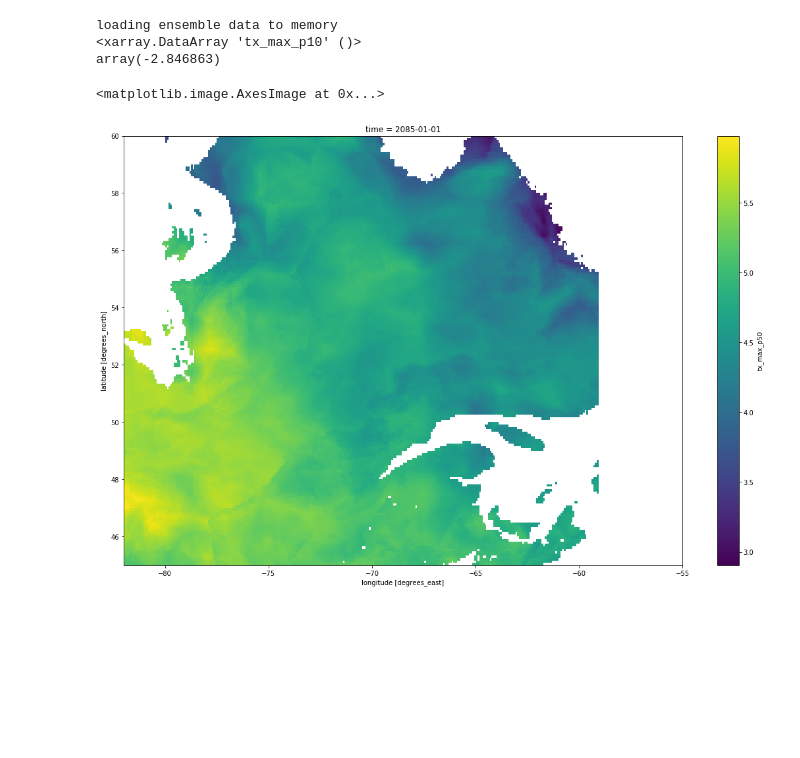
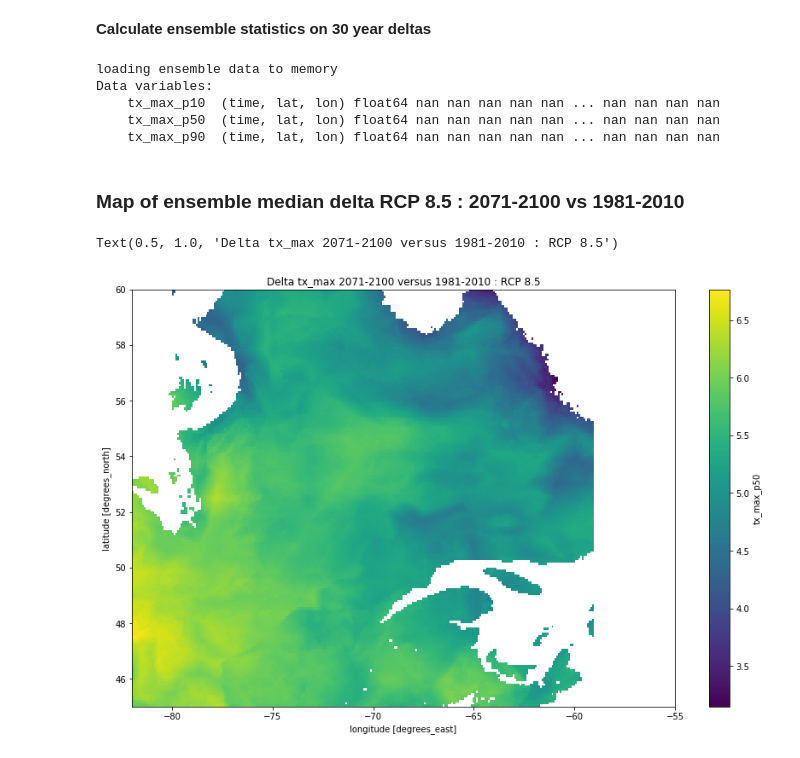
Before and after one commit to Ouranosinc/xclim, a Jupyter notebook: docs/notebooks/xclim_training/XCLIM Demo - Ensembles.ipynb, the cells around one changed output. Drawn from its saved outputs; the diff is of its cells as text; code cells hidden in the pictures; blank space fills up the shorter version.

```diff
--- a/docs/notebooks/xclim_training/XCLIM Demo - Ensembles.ipynb
+++ b/docs/notebooks/xclim_training/XCLIM Demo - Ensembles.ipynb
@@ -170,0 +185,33 @@ print(ref_per.time.values)
+# %%
+plt.rcParams['figure.figsize'] = [9.5*1.5, 6*1.5]
+ax = {}
+ylim_vals = []
+for r in rcps:
+
+    if 'rcp45' in r:
+        col1 = 'blue'
+        ax[r] = plt.subplot(212)
+    else:
+        col1 = 'red'
+        ax[r] = plt.subplot(211)
+
+    #Uncertainty 10-90th band
+    y1 = ens_perc[r]['tx_max_p90'].mean(['lon','lat'])
+    y2 = ens_perc[r]['tx_max_p10'].mean(['lon','lat'])
+    plt.fill_between(x,y1,y2, facecolor=col1, alpha=0.1)
+
+    #Uncertainty 25th-75th band
+    y1 = ens_perc[r]['tx_max_p75'].mean(['lon','lat'])
+    y2 = ens_perc[r]['tx_max_p25'].mean(['lon','lat'])
+    plt.fill_between(x,y1,y2, facecolor=col1, alpha=0.15)
+    plt.plot(x,ens_perc[r]['tx_max_p50'].mean(['lon','lat']), color=col1, linewidth = 1)
+    plt.title(r)
+    plt.xlabel('year')
+    plt.ylabel(ens_perc[r]['tx_max_p50'].units)
+    ylim_vals.extend(ax[r].get_ylim())
+
+
+
+# Adjust y-axis to common values
+for r in rcps:
+    ax[r].set_ylim(np.min(ylim_vals), np.max(ylim_vals))
@@ -170,0 +222,4 @@ print(ref_per.time.values)
+# %%
+# 30 year averages
+ens30y = ens_rcp85.rolling(time=30,  center=False).mean()
+print(ens30y)
@@ -181,16 +280,22 @@ Coordinates:
 Dimensions without coordinates: realization
 Data variables:
     tx_max   (realization, time, lat, lon) float32 nan nan nan ... nan nan nan
+# %% [markdown]
+**Calculate ensemble statistics on 30 year deltas**
 # %%
-ens_percDeltas = xut.ensemble_percentiles(ensDeltas)
-print(ens_percDeltas)
+ens_percDeltas = xens.ensemble_percentiles(ensDeltas)
+print(ens_percDeltas.data_vars)
 # %% [output]
 loading ensemble data to memory
-<xarray.DataArray 'tx_max_p10' ()>
-array(-2.846863)
+Data variables:
+    tx_max_p10  (time, lat, lon) float64 nan nan nan nan nan ... nan nan nan nan
+    tx_max_p50  (time, lat, lon) float64 nan nan nan nan nan ... nan nan nan nan
+    tx_max_p90  (time, lat, lon) float64 nan nan nan nan nan ... nan nan nan nan
-# %%
-#print(ens_percDeltas.time)
-ens_percDeltas['tx_max_p50'].sel(time='2085-01-01').plot.imshow()
-# %% [output]
-<matplotlib.image.AxesImage at 0x...>
-[figure, removed]
+# %% [markdown]
+### Map of ensemble median delta RCP 8.5 : 2071-2100 vs 1981-2010
+# %%
+ens_percDeltas['tx_max_p50'].sel(time='2100-01-01').plot.imshow()
+plt.title('Delta tx_max 2071-2100 versus 1981-2010 : RCP 8.5')
+# %% [output]
+Text(0.5, 1.0, 'Delta tx_max 2071-2100 versus 1981-2010 : RCP 8.5')
+[figure, added]
```
Also changed, not shown: parts of 43 cells of this notebook, 1 other file.
